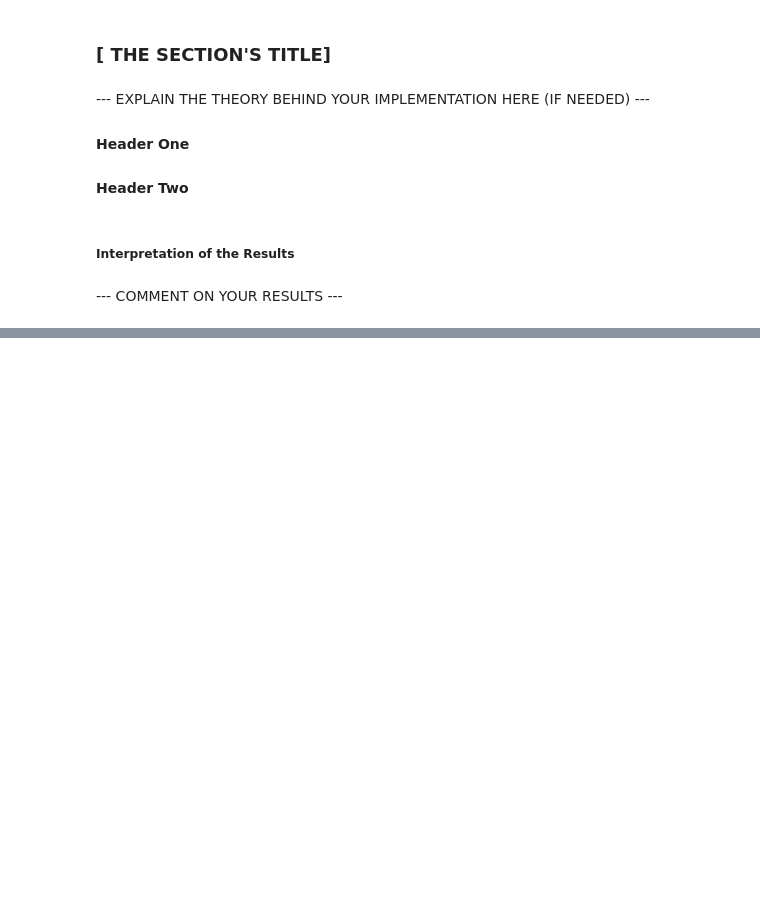
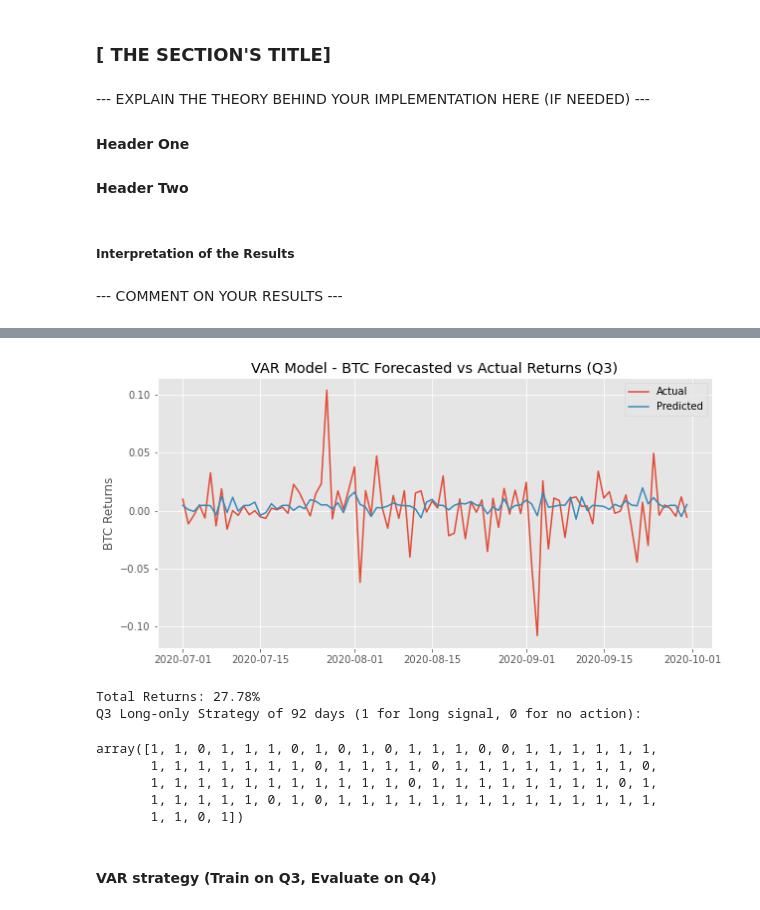
Before and after one commit to rahul-deshmukhpatil/wq, a Jupyter notebook: econometrics/group-work-3/GWP3.ipynb, the cells around one changed output, grey strips where cells are left out. Cells and saved outputs as stored; diff of their text form; code cells hidden in the pictures; blank space fills up the shorter version.

```diff
--- a/econometrics/group-work-3/GWP3.ipynb
+++ b/econometrics/group-work-3/GWP3.ipynb
@@ -376,0 +282,8 @@ print(coint(q2_gold_returns, np.array([q2_vgk_returns, q2_btc_returns]).T))
+# %%
+# Datasets
+q2_returns = get_data(ret_data, 2020, 2020, 4, 7)
+q3_returns = get_data(ret_data, 2020, 2020, 7, 10)
+q4_returns = get_data(ret_data, 2020, 2021, 10, 1)
+
+cols = ['BTC','VGK']
+q4_returns[cols]
@@ -376,0 +358,5 @@ print(coint(q2_gold_returns, np.array([q2_vgk_returns, q2_btc_returns]).T))
+# %%
+# Q2 dataset: Determine best lag value based on AIC
+
+var_selection, var_model = fit_VAR(q2_returns)
+var_selection
@@ -376,0 +378,22 @@ print(coint(q2_gold_returns, np.array([q2_vgk_returns, q2_btc_returns]).T))
+# %%
+forecast_df = pd.DataFrame({
+    "Actual": q3_returns.BTC,
+    "Predicted": rolling_forecast_VAR(var_model, q2_returns, q3_returns)
+}, index = q3_returns.index)
+
+plot_forecast_vs_actual(forecast_df, 'VAR Model', 3)
+
+q3_long_strategy = evaluate_strategy(forecast_df)
+print('Q3 Long-only Strategy of', len(q3_returns), "days (1 for long signal, 0 for no action):")
+q3_long_strategy
+# %% [output]
+[figure, added]
+Total Returns: 27.78%
+Q3 Long-only Strategy of 92 days (1 for long signal, 0 for no action):
+array([1, 1, 0, 1, 1, 1, 0, 1, 0, 1, 0, 1, 1, 1, 0, 0, 1, 1, 1, 1, 1, 1,
+       1, 1, 1, 1, 1, 1, 1, 0, 1, 1, 1, 1, 0, 1, 1, 1, 1, 1, 1, 1, 1, 0,
+       1, 1, 1, 1, 1, 1, 1, 1, 1, 1, 1, 0, 1, 1, 1, 1, 1, 1, 1, 1, 0, 1,
+       1, 1, 1, 1, 1, 0, 1, 0, 1, 1, 1, 1, 1, 1, 1, 1, 1, 1, 1, 1, 1, 1,
+       1, 1, 0, 1])
+# %% [markdown]
+#### VAR strategy (Train on Q3, Evaluate on Q4)
```
Also changed, not shown: parts of 54 cells of this notebook.
